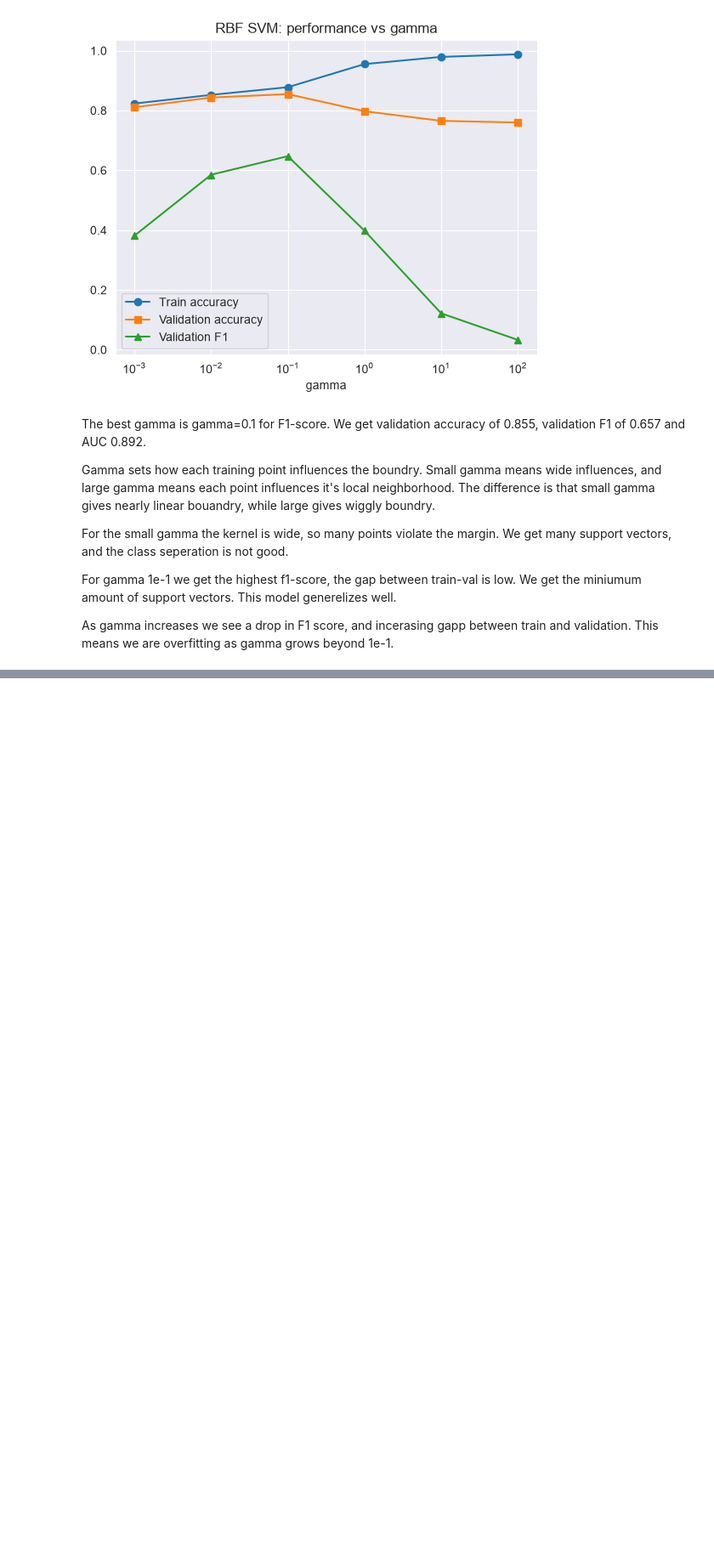
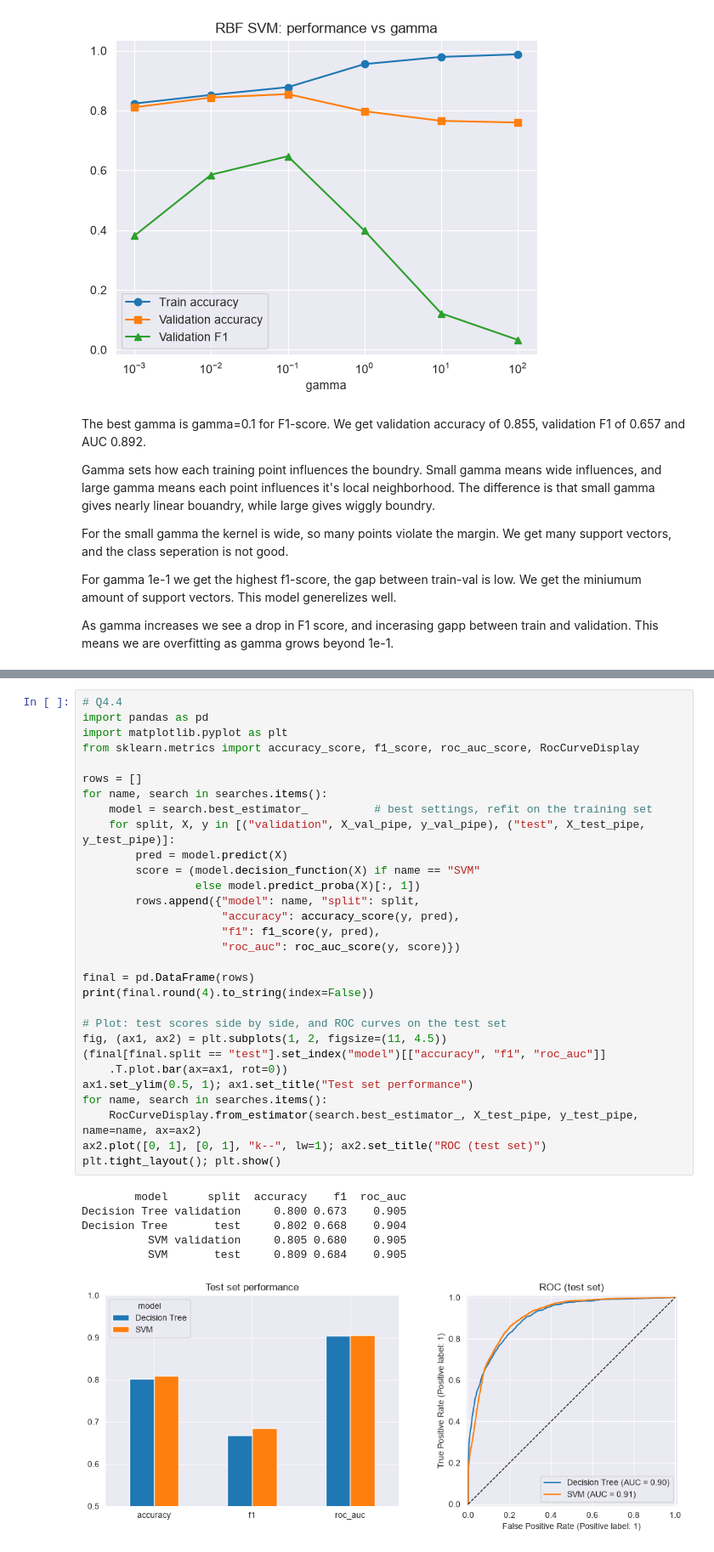
Before and after one commit to Erikth2104/ML_assignments, a Jupyter notebook: OBLIG_2/oblig2.ipynb, the cells around one changed output, grey strips where cells are left out. Shown at 85% size. Saved outputs shown, nothing was run; the diff lists cells and outputs as text; blank space fills up the shorter version.

```diff
--- a/OBLIG_2/oblig2.ipynb
+++ b/OBLIG_2/oblig2.ipynb
@@ -1488,0 +1704,37 @@ As gamma increases we see a drop in F1 score, and incerasing gapp between train
+# %%
+# Q4.4
+import pandas as pd
+import matplotlib.pyplot as plt
+from sklearn.metrics import accuracy_score, f1_score, roc_auc_score, RocCurveDisplay
+
+rows = []
+for name, search in searches.items():
+    model = search.best_estimator_          # best settings, refit on the training set
+    for split, X, y in [("validation", X_val_pipe, y_val_pipe), ("test", X_test_pipe, y_test_pipe)]:
+        pred = model.predict(X)
+        score = (model.decision_function(X) if name == "SVM"
+                 else model.predict_proba(X)[:, 1])
+        rows.append({"model": name, "split": split,
+                     "accuracy": accuracy_score(y, pred),
+                     "f1": f1_score(y, pred),
+                     "roc_auc": roc_auc_score(y, score)})
+
+final = pd.DataFrame(rows)
+print(final.round(4).to_string(index=False))
+
+# Plot: test scores side by side, and ROC curves on the test set
+fig, (ax1, ax2) = plt.subplots(1, 2, figsize=(11, 4.5))
+(final[final.split == "test"].set_index("model")[["accuracy", "f1", "roc_auc"]]
+    .T.plot.bar(ax=ax1, rot=0))
+ax1.set_ylim(0.5, 1); ax1.set_title("Test set performance")
+for name, search in searches.items():
+    RocCurveDisplay.from_estimator(search.best_estimator_, X_test_pipe, y_test_pipe, name=name, ax=ax2)
+ax2.plot([0, 1], [0, 1], "k--", lw=1); ax2.set_title("ROC (test set)")
+plt.tight_layout(); plt.show()
+# %% [output]
+        model      split  accuracy    f1  roc_auc
+Decision Tree validation     0.800 0.673    0.905
+Decision Tree       test     0.802 0.668    0.904
+          SVM validation     0.805 0.680    0.905
+          SVM       test     0.809 0.684    0.905
+[figure, added]
```
Also changed, not shown: parts of 8 cells of this notebook.
